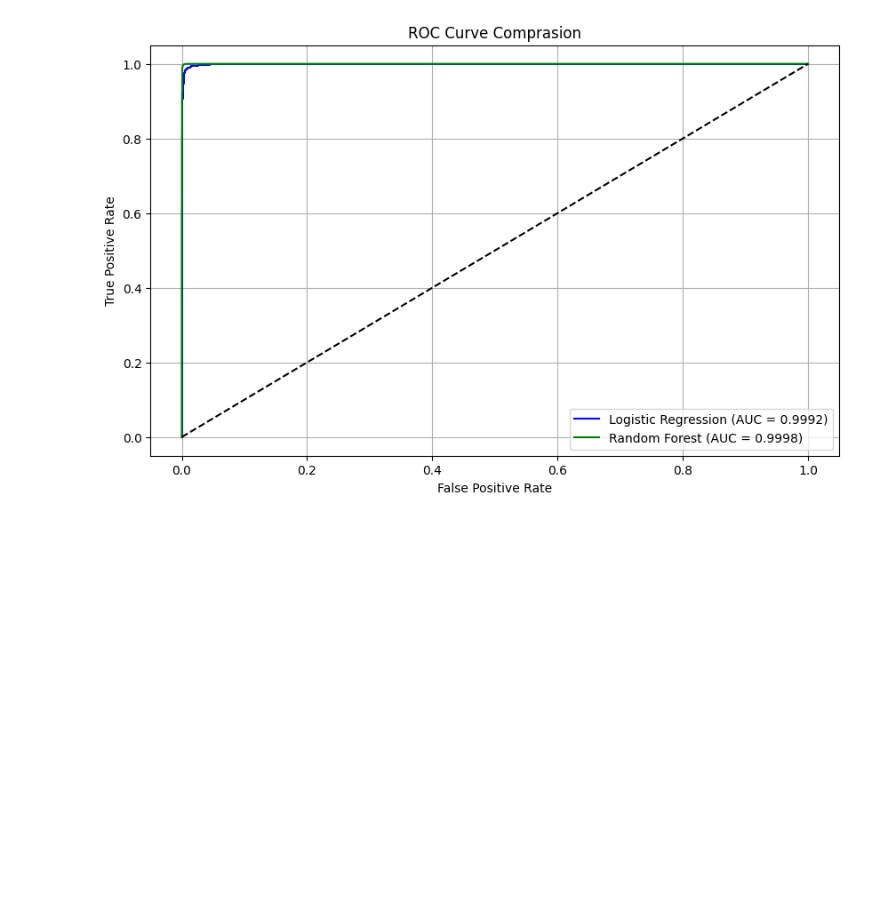
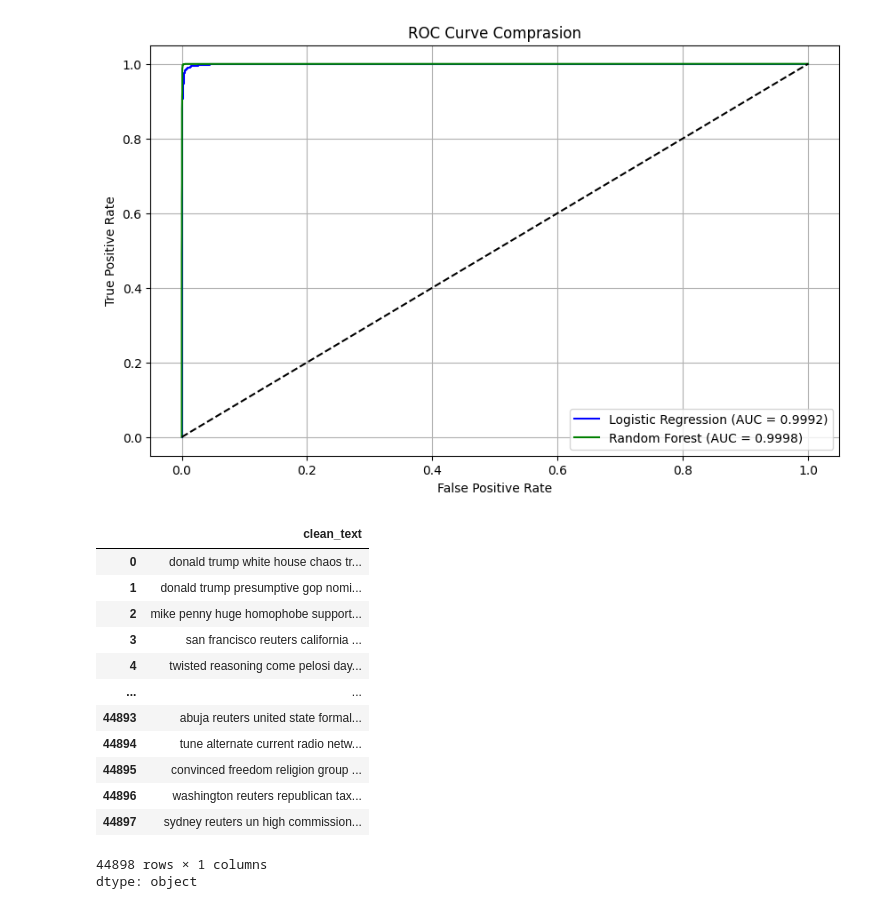
Before and after one commit to muzeyir/Fake-News-Detection-NLP, a Jupyter notebook: notebooks/FakeNewsDetection.ipynb, the cells around one changed output. Cells and saved outputs as stored; diff of their text form; code cells hidden in the pictures; blank space fills up the shorter version.

```diff
--- a/notebooks/FakeNewsDetection.ipynb
+++ b/notebooks/FakeNewsDetection.ipynb
@@ -280,0 +277,17 @@ plt.show()
+# %%
+df_eda['clean_text']
+# %% [output]
+|  | clean_text |
+| 0 | donald trump white house chaos tr... |
+| 1 | donald trump presumptive gop nomi... |
+| 2 | mike penny huge homophobe support... |
+| 3 | san francisco reuters california ... |
+| 4 | twisted reasoning come pelosi day... |
+| ... | ... |
+| 44893 | abuja reuters united state formal... |
+| 44894 | tune alternate current radio netw... |
+| 44895 | convinced freedom religion group ... |
+| 44896 | washington reuters republican tax... |
+| 44897 | sydney reuters un high commission... |
+44898 rows × 1 columns
+dtype: object
```
Also changed, not shown: parts of 21 cells of this notebook.
